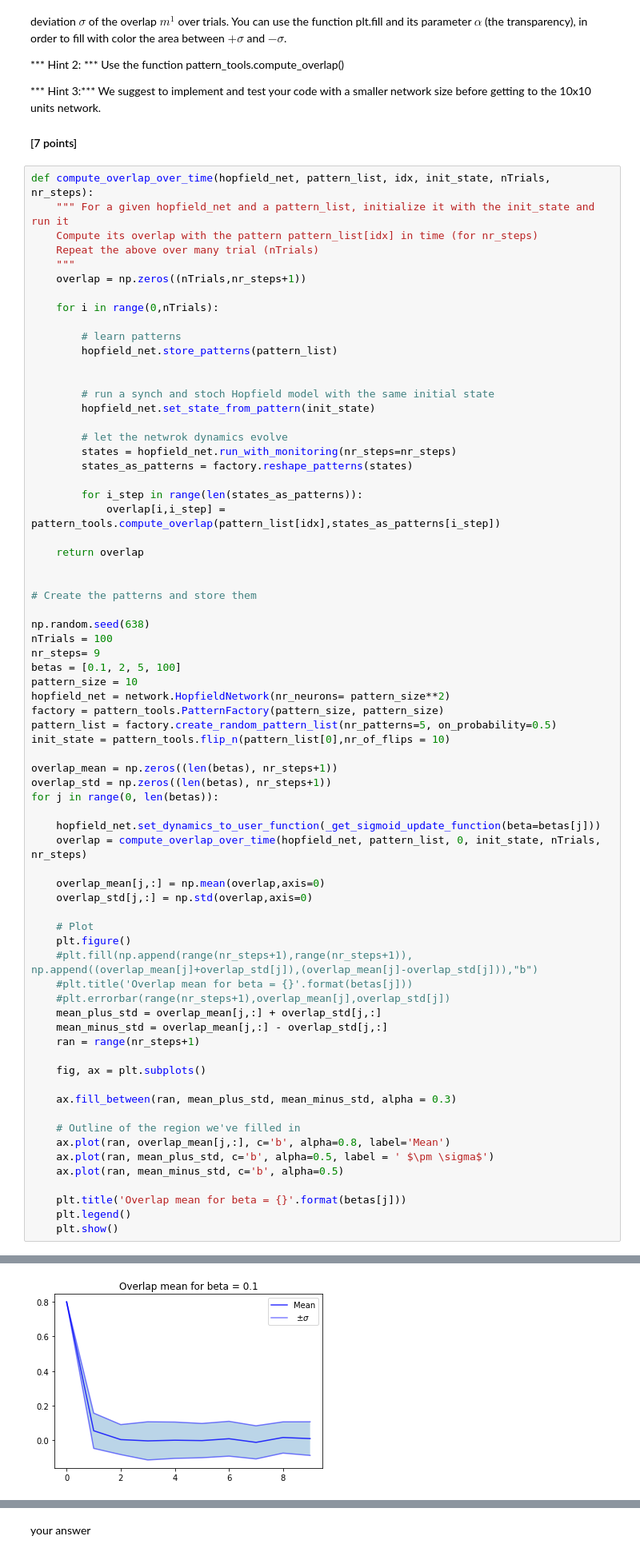
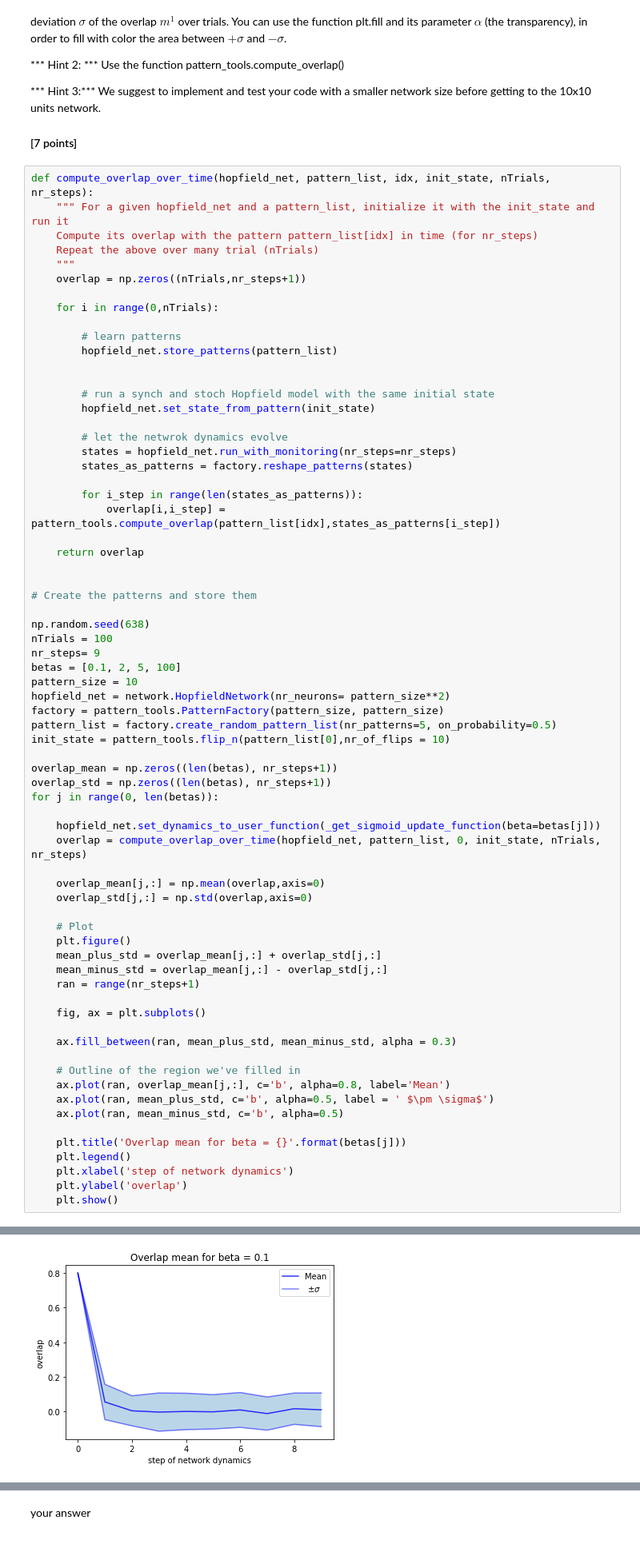
Before and after one commit to fedeflo2/Bestbio1, a Jupyter notebook: Ex8_firstName_lastName_000.ipynb, the cells around one changed output, grey strips where cells are left out. Shown at 80% size. Drawn from its saved outputs; the diff is of its cells as text.

```diff
--- a/Ex8_firstName_lastName_000.ipynb
+++ b/Ex8_firstName_lastName_000.ipynb
@@ -690,35 +693,34 @@ init_state = pattern_tools.flip_n(pattern_list[0],nr_of_flips = 10)
 overlap_mean = np.zeros((len(betas), nr_steps+1))
 overlap_std = np.zeros((len(betas), nr_steps+1))
 for j in range(0, len(betas)):
 
     hopfield_net.set_dynamics_to_user_function(_get_sigmoid_update_function(beta=betas[j]))
     overlap = compute_overlap_over_time(hopfield_net, pattern_list, 0, init_state, nTrials, nr_steps)
 
     overlap_mean[j,:] = np.mean(overlap,axis=0)
     overlap_std[j,:] = np.std(overlap,axis=0)
 
     # Plot
     plt.figure()
-    #plt.fill(np.append(range(nr_steps+1),range(nr_steps+1)), np.append((overlap_mean[j]+overlap_std[j]),(overlap_mean[j]-overlap_std[j])),"b")
-    #plt.title('Overlap mean for beta = {}'.format(betas[j]))
-    #plt.errorbar(range(nr_steps+1),overlap_mean[j],overlap_std[j])
     mean_plus_std = overlap_mean[j,:] + overlap_std[j,:]
     mean_minus_std = overlap_mean[j,:] - overlap_std[j,:]
     ran = range(nr_steps+1)
 
     fig, ax = plt.subplots()
 
     ax.fill_between(ran, mean_plus_std, mean_minus_std, alpha = 0.3)
 
     # Outline of the region we've filled in
     ax.plot(ran, overlap_mean[j,:], c='b', alpha=0.8, label='Mean')
     ax.plot(ran, mean_plus_std, c='b', alpha=0.5, label = ' $\pm \sigma$')
     ax.plot(ran, mean_minus_std, c='b', alpha=0.5)
 
     plt.title('Overlap mean for beta = {}'.format(betas[j]))
     plt.legend()
+    plt.xlabel('step of network dynamics')
+    plt.ylabel('overlap')
     plt.show()
 # %% [output]
 <Figure size 432x288 with 0 Axes>
-[figure, old version]
+[figure, new version]
 <Figure size 432x288 with 0 Axes>
```
Also changed, not shown: parts of 10 cells of this notebook.
